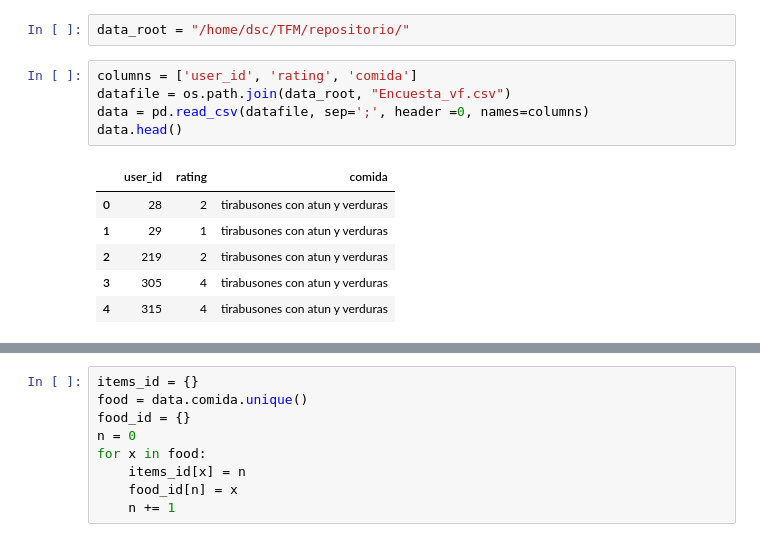
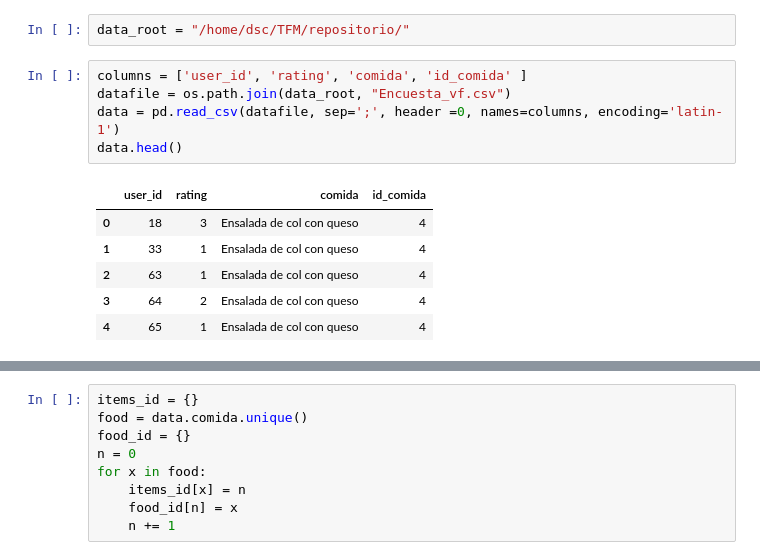
Before and after one commit to matiasch11/menu_semanal, a Jupyter notebook: Recomendador.ipynb, the cells around one changed output, grey strips where cells are left out. Saved outputs shown, nothing was run; the diff lists cells and outputs as text.

```diff
--- a/Recomendador.ipynb
+++ b/Recomendador.ipynb
@@ -12,17 +12,17 @@ import os
 # %%
 data_root = "/home/dsc/TFM/repositorio/"
 # %%
-columns = ['user_id', 'rating', 'comida']
+columns = ['user_id', 'rating', 'comida', 'id_comida' ]
 datafile = os.path.join(data_root, "Encuesta_vf.csv")
-data = pd.read_csv(datafile, sep=';', header =0, names=columns)
+data = pd.read_csv(datafile, sep=';', header =0, names=columns, encoding='latin-1')
 data.head()
 # %% [output]
-|  | user_id | rating | comida |
-| 0 | 28 | 2 | tirabusones con atun y verduras |
-| 1 | 29 | 1 | tirabusones con atun y verduras |
-| 2 | 219 | 2 | tirabusones con atun y verduras |
-| 3 | 305 | 4 | tirabusones con atun y verduras |
-| 4 | 315 | 4 | tirabusones con atun y verduras |
+|  | user_id | rating | comida | id_comida |
+| 0 | 18 | 3 | Ensalada de col con queso | 4 |
+| 1 | 33 | 1 | Ensalada de col con queso | 4 |
+| 2 | 63 | 1 | Ensalada de col con queso | 4 |
+| 3 | 64 | 2 | Ensalada de col con queso | 4 |
+| 4 | 65 | 1 | Ensalada de col con queso | 4 |
 # %%
 n_users = data.user_id.unique().shape[0]
 n_items = data.comida.unique().shape[0]
```
Also changed, not shown: parts of 55 cells of this notebook, 2 other files.
